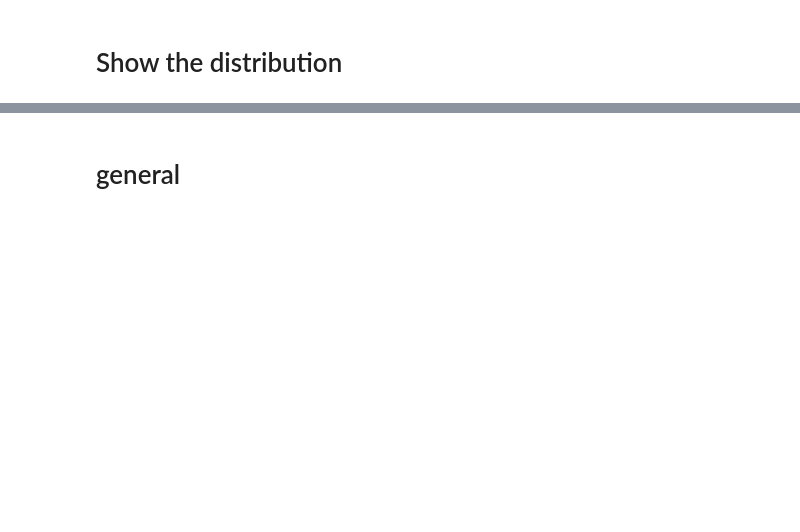
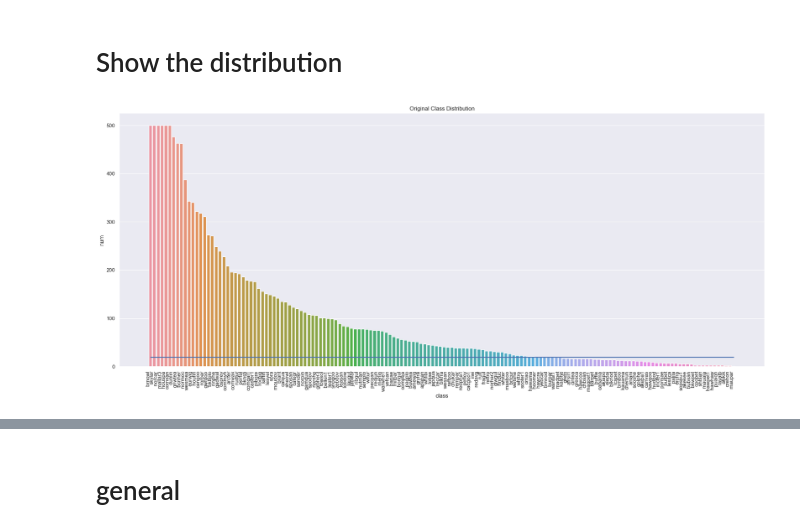
Before and after one commit to gakhromov/ai4good_birdclef, a Jupyter notebook: model/tester.ipynb, the cells around one changed output, grey strips where cells are left out. Cells and saved outputs as stored; diff of their text form; code cells hidden in the pictures; blank space fills up the shorter version.

```diff
--- a/model/tester.ipynb
+++ b/model/tester.ipynb
@@ -250,11 +268,14 @@ sb.set_theme("notebook")
 # %%
 fig, ax = plt.subplots(figsize=(20,9))
 plt.title("Original Class Distribution")
 ax = sb.barplot(data=df_orig.sort_values('num', ascending=False), x='class', y='num')
 ax.set_xticklabels(ax.get_xticklabels(), rotation=90, ha="right")
 plt.tight_layout()
+plt.hlines(y=20, xmin=0, xmax=151, linewidth=2)
 plt.savefig('original_dist', dpi=200)
 plt.show()
+# %% [output]
+[figure, added]
 # %%
 fig, ax = plt.subplots(figsize=(20,9))
 plt.title("Augmented DS Class Distribution")
```
Also changed, not shown: parts of 23 cells of this notebook, 4 other files.
